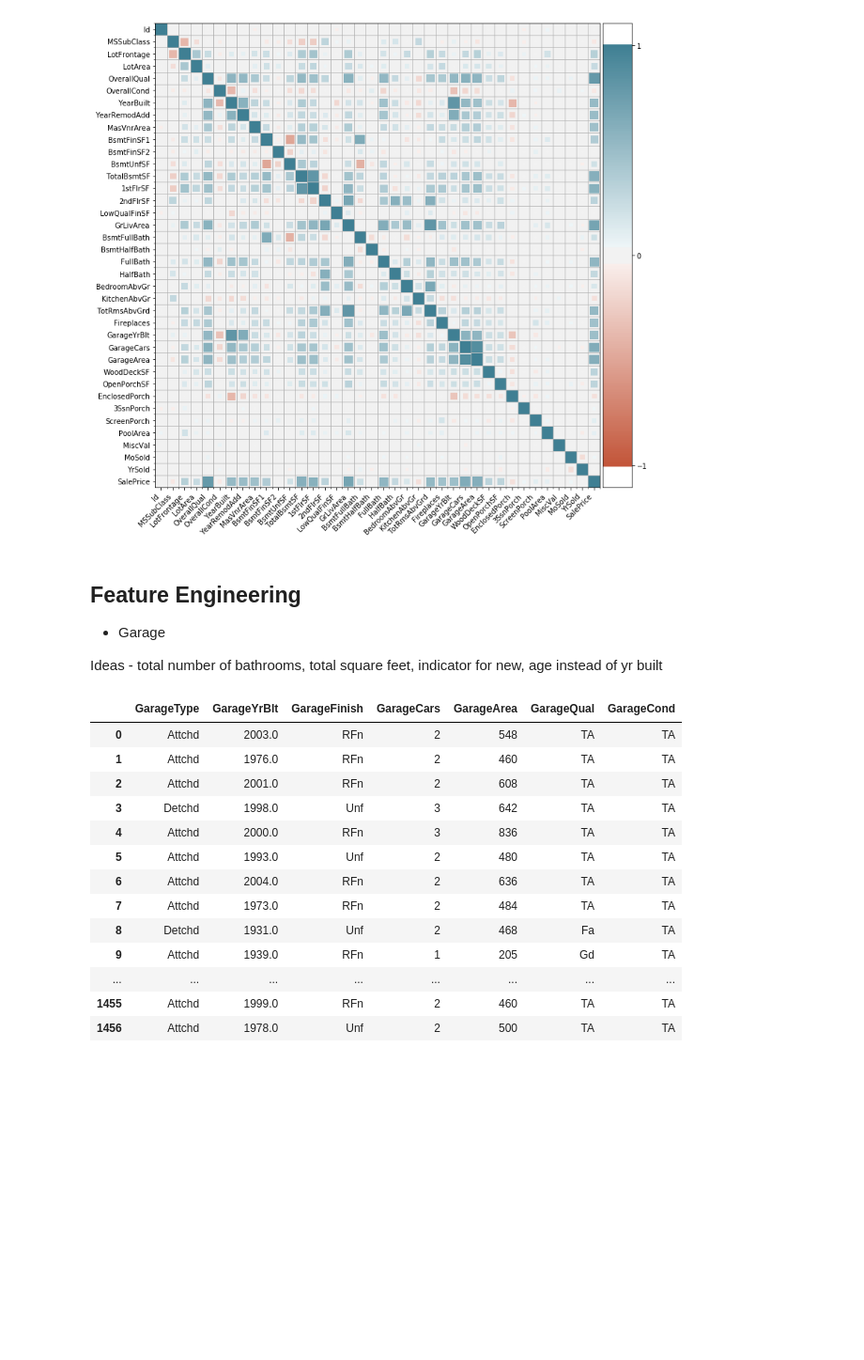
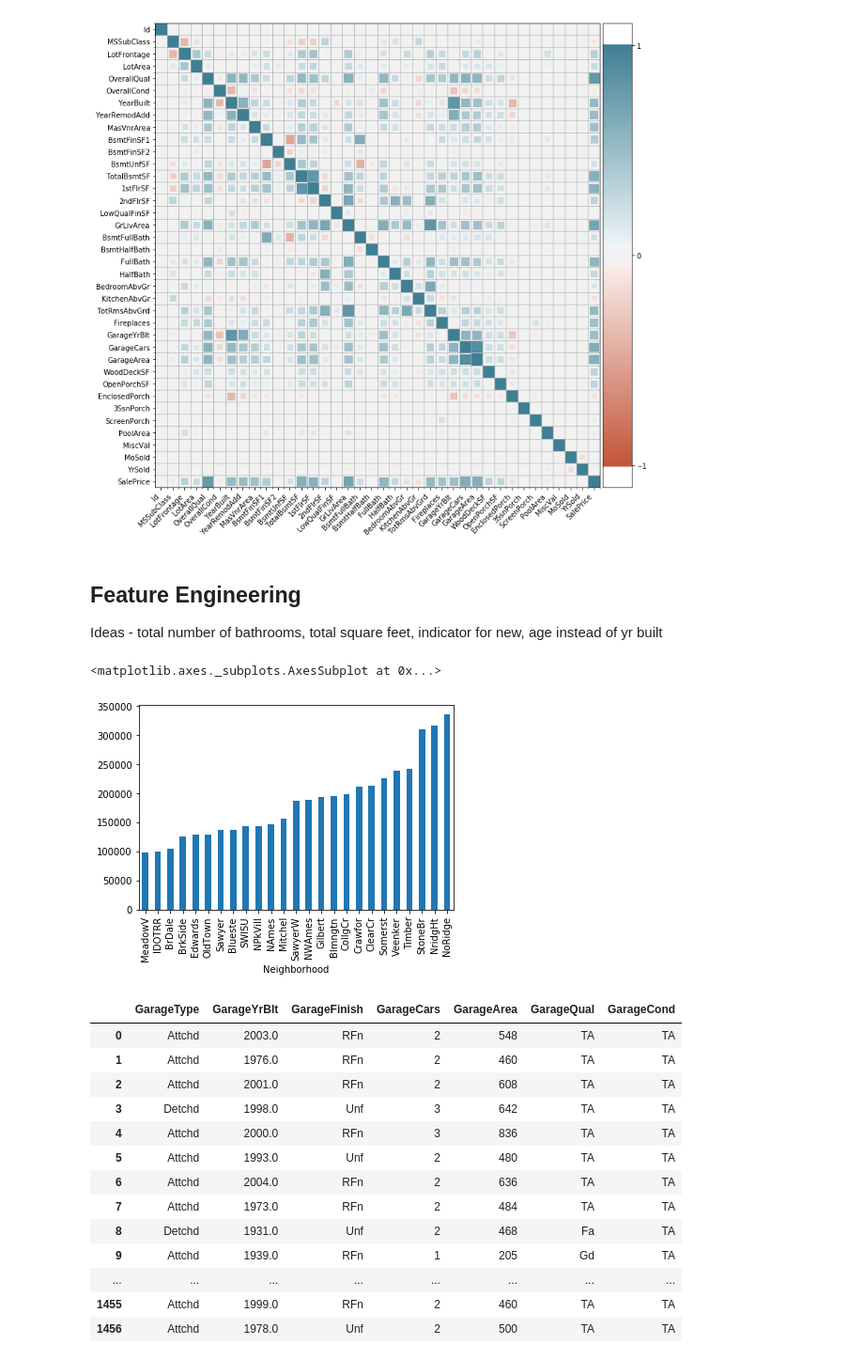
Before and after one commit to miketibb/Housing-Prices, a Jupyter notebook: Xgboost_Price.ipynb, the cells around one changed output. Shown at 94% size. Saved outputs shown, nothing was run; the diff lists cells and outputs as text; code cells hidden in the pictures; blank space fills up the shorter version.

Commit message:
neighborhood feature engineering

```diff
--- a/Xgboost_Price.ipynb
+++ b/Xgboost_Price.ipynb
@@ -34,6 +42,10 @@ corrplot(data.corr(), size_scale=250, marker='s')
 [figure]
 # %% [markdown]
 ## Feature Engineering
-* Garage
 
 Ideas - total number of bathrooms, total square feet, indicator for new, age instead of yr built
+# %%
+data.groupby(['Neighborhood'])['SalePrice'].mean().sort_values().plot.bar()
+# %% [output]
+<matplotlib.axes._subplots.AxesSubplot at 0x...>
+[figure, added]
```
Also changed, not shown: parts of 10 cells of this notebook.
